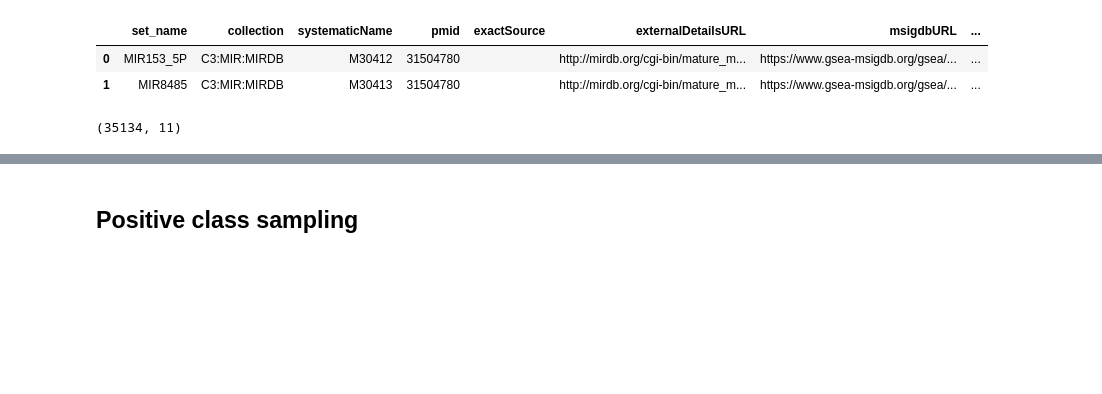
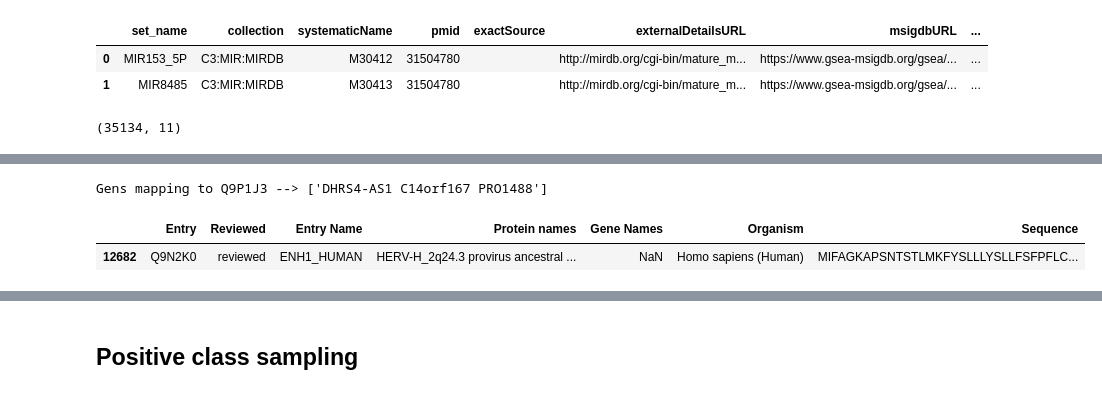
Before and after one commit to 8gabri8/ESMSec, a Jupyter notebook: my_create_cell_cycle_dataset copy.ipynb, the cells around one changed output, grey strips where cells are left out. Saved outputs shown, nothing was run; the diff lists cells and outputs as text; code cells hidden in the pictures; blank space fills up the shorter version.

```diff
--- a/my_create_cell_cycle_dataset copy.ipynb
+++ b/my_create_cell_cycle_dataset copy.ipynb
@@ -482,0 +393,10 @@ display(proteome_uniprot_reviewed.head(5)); print(proteome_uniprot_reviewed.shap
+# %%
+# ATTENTION: same protein can have mutliple genes
+print("Gens mapping to Q9P1J3 -->", proteome_uniprot[proteome_uniprot["Entry"] == "Q9P1J3"]["Gene Names"].values)
+
+# ATTENTION: soem proteins can have Nan geens
+display(proteome_uniprot[proteome_uniprot["Entry"] == "Q9N2K0"])
+# %% [output]
+Gens mapping to Q9P1J3 --> ['DHRS4-AS1 C14orf167 PRO1488']
+|  | Entry | Reviewed | Entry Name | Protein names | Gene Names | Organism | Sequence |
+| 12682 | Q9N2K0 | reviewed | ENH1_HUMAN | HERV-H_2q24.3 provirus ancestral ... | NaN | Homo sapiens (Human) | MIFAGKAPSNTSTLMKFYSLLLYSLLFSFPFLC... |
```
Also changed, not shown: parts of 47 cells of this notebook, 1 other file.
